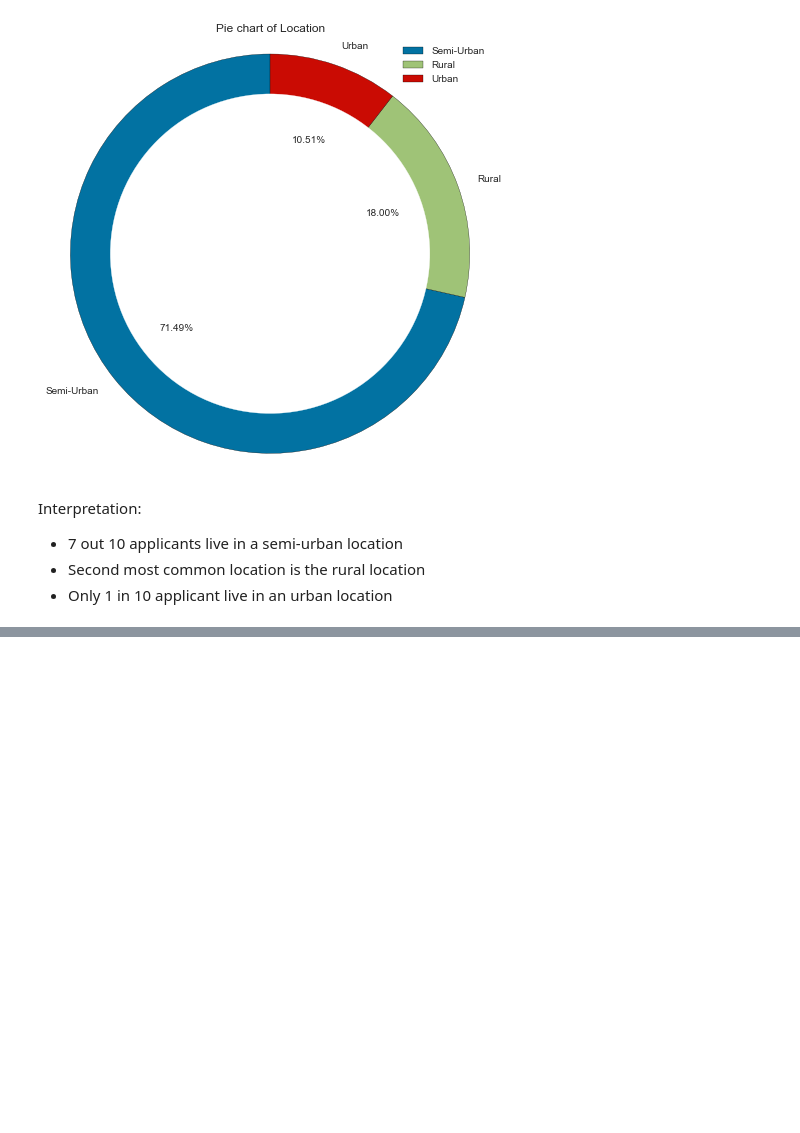
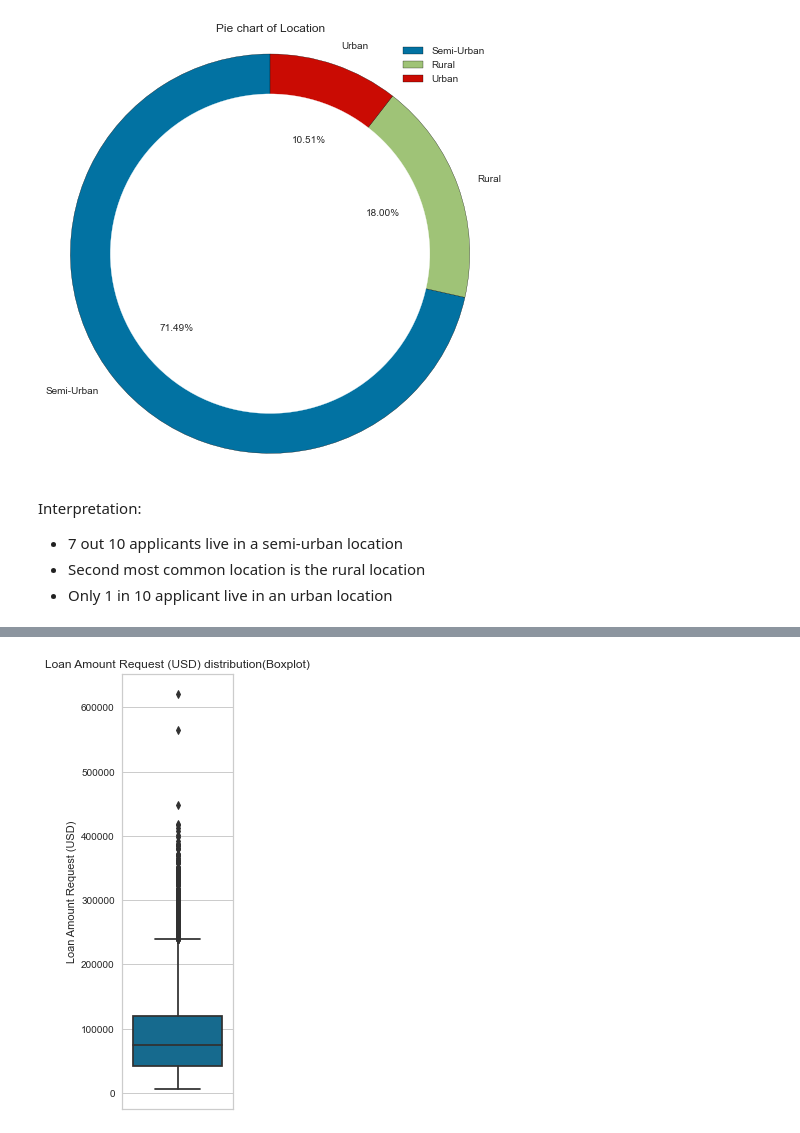
Before and after one commit to semasuka/Loan-amount-prediction-regression, a Jupyter notebook: Loan_amount_prediction.ipynb, the cells around one changed output, grey strips where cells are left out. Saved outputs shown, nothing was run; the diff lists cells and outputs as text; code cells hidden in the pictures; blank space fills up the shorter version.

```diff
--- a/Loan_amount_prediction.ipynb
+++ b/Loan_amount_prediction.ipynb
@@ -476,0 +495,4 @@ Interpretation:
+# %%
+create_box_plot(loan_amt_train_copy, 'Loan Amount Request (USD)')
+# %% [output]
+[figure, added]
```
Also changed, not shown: parts of 11 cells of this notebook.
